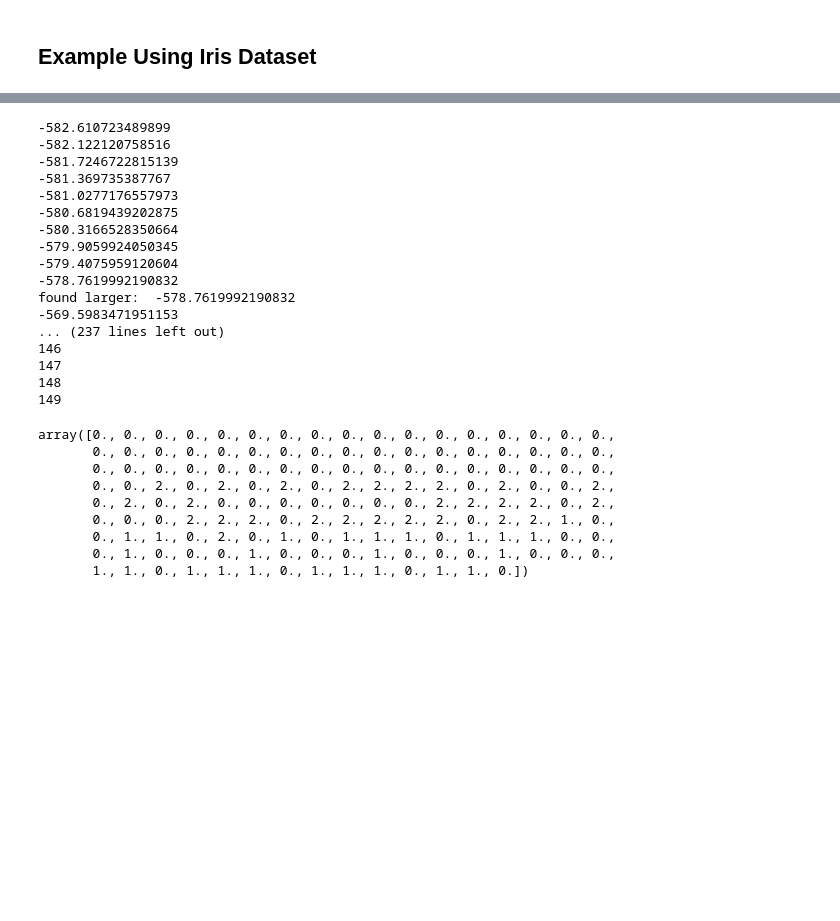
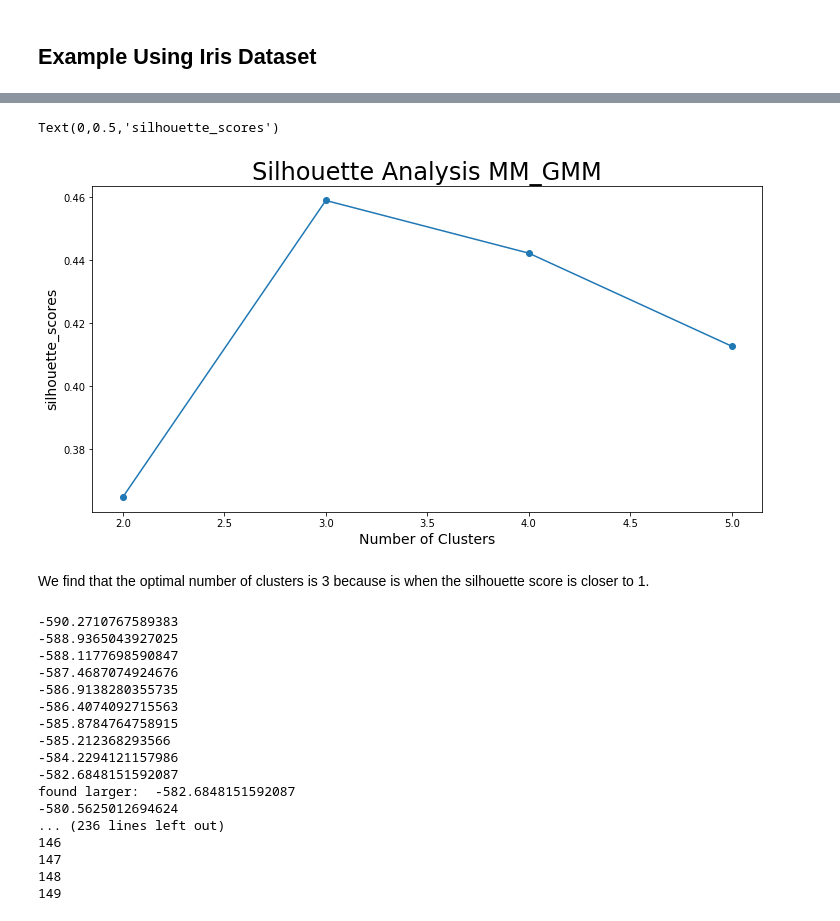
Before and after one commit to greciaarabeli/Thesis, a Jupyter notebook: Jupyter_Notebooks/Example_Ensembles_Methods.ipynb, the cells around one changed output, grey strips where cells are left out. Saved outputs shown, nothing was run; the diff lists cells and outputs as text; code cells hidden in the pictures; blank space fills up the shorter version.

```diff
--- a/Jupyter_Notebooks/Example_Ensembles_Methods.ipynb
+++ b/Jupyter_Notebooks/Example_Ensembles_Methods.ipynb
@@ -35,0 +245,6 @@ for n in range(3,6):
+# %%
+a=pd.DataFrame(labels_array).T
+a=a.astype(str)
+
+#D is the Distance matrix
+D = gower_distances(a)
@@ -35,0 +255,9 @@ for n in range(3,6):
+# %%
+from sklearn.metrics import silhouette_samples, silhouette_score
+
+cluster_range = np.arange(2,6,1)
+silhouette_scores = []
+
+for num_clusters in cluster_range:
+    clusters = final_partition=Multivariate_GMM.do_gmm(np.asarray(labels_array), nEnsCluster=num_clusters, iterations=10, verbose = True, N_clusters_max =num_clusters , hdf5_file_name=None)
+    silhouette_scores.append( silhouette_score(D, clusters, metric="precomputed"))
@@ -36,35 +282,37 @@ for n in range(3,6):
+# %%
+clusters_df = pd.DataFrame( { "num_clusters":cluster_range, "silhouette_scores": silhouette_scores } )
+
+import matplotlib.pyplot as plt
+plt.figure(figsize=(12,6))
+plt.plot( clusters_df.num_clusters, clusters_df.silhouette_scores, marker = "o" )
+plt.title('Silhouette Analysis MM_GMM',fontsize=24)
+plt.xlabel("Number of Clusters", fontsize=14)
+plt.ylabel("silhouette_scores", fontsize=14)
+# %% [output]
+Text(0,0.5,'silhouette_scores')
+[figure, added]
+# %% [markdown]
+We find that the optimal number of clusters is 3 because is when the silhouette score is closer to 1.
 # %%
 # Multivariate Gaussian Mixture Model
 max_num_clusters=3
-iterations=10
-final_partition=Multivariate_GMM.do_gmm(np.asarray(labels_array), nEnsCluster=3, iterations=10, verbose = True, N_clusters_max =max_num_clusters , hdf5_file_name=None)
+
+final_partition=Multivariate_GMM.do_gmm(np.asarray(labels_array), nEnsCluster=max_num_clusters, iterations=10, verbose = True, N_clusters_max =max_num_clusters , hdf5_file_name=None)
 # %% [output]
--582.610723489899
--582.122120758516
--581.7246722815139
--581.369735387767
--581.0277176557973
--580.6819439202875
--580.3166528350664
--579.9059924050345
--579.4075959120604
--578.7619992190832
-found larger:  -578.7619992190832
--569.5983471951153
-... (237 lines left out)
+-590.2710767589383
+-588.9365043927025
+-588.1177698590847
+-587.4687074924676
+-586.9138280355735
+-586.4074092715563
+-585.8784764758915
+-585.212368293566
+-584.2294121157986
+-582.6848151592087
+found larger:  -582.6848151592087
+-580.5625012694624
+... (236 lines left out)
 146
 147
 148
 149
-# %%
-final_partition
-# %% [output]
-array([0., 0., 0., 0., 0., 0., 0., 0., 0., 0., 0., 0., 0., 0., 0., 0., 0.,
-       0., 0., 0., 0., 0., 0., 0., 0., 0., 0., 0., 0., 0., 0., 0., 0., 0.,
-       0., 0., 0., 0., 0., 0., 0., 0., 0., 0., 0., 0., 0., 0., 0., 0., 0.,
-       0., 0., 2., 0., 2., 0., 2., 0., 2., 2., 2., 2., 0., 2., 0., 0., 2.,
-       0., 2., 0., 2., 0., 0., 0., 0., 0., 0., 0., 2., 2., 2., 2., 0., 2.,
-       0., 0., 0., 2., 2., 2., 0., 2., 2., 2., 2., 2., 0., 2., 2., 1., 0.,
-       0., 1., 1., 0., 2., 0., 1., 0., 1., 1., 1., 0., 1., 1., 1., 0., 0.,
-       0., 1., 0., 0., 0., 1., 0., 0., 0., 1., 0., 0., 0., 1., 0., 0., 0.,
-       1., 1., 0., 1., 1., 1., 0., 1., 1., 1., 0., 1., 1., 0.])
```
Also changed, not shown: parts of 9 cells of this notebook.
